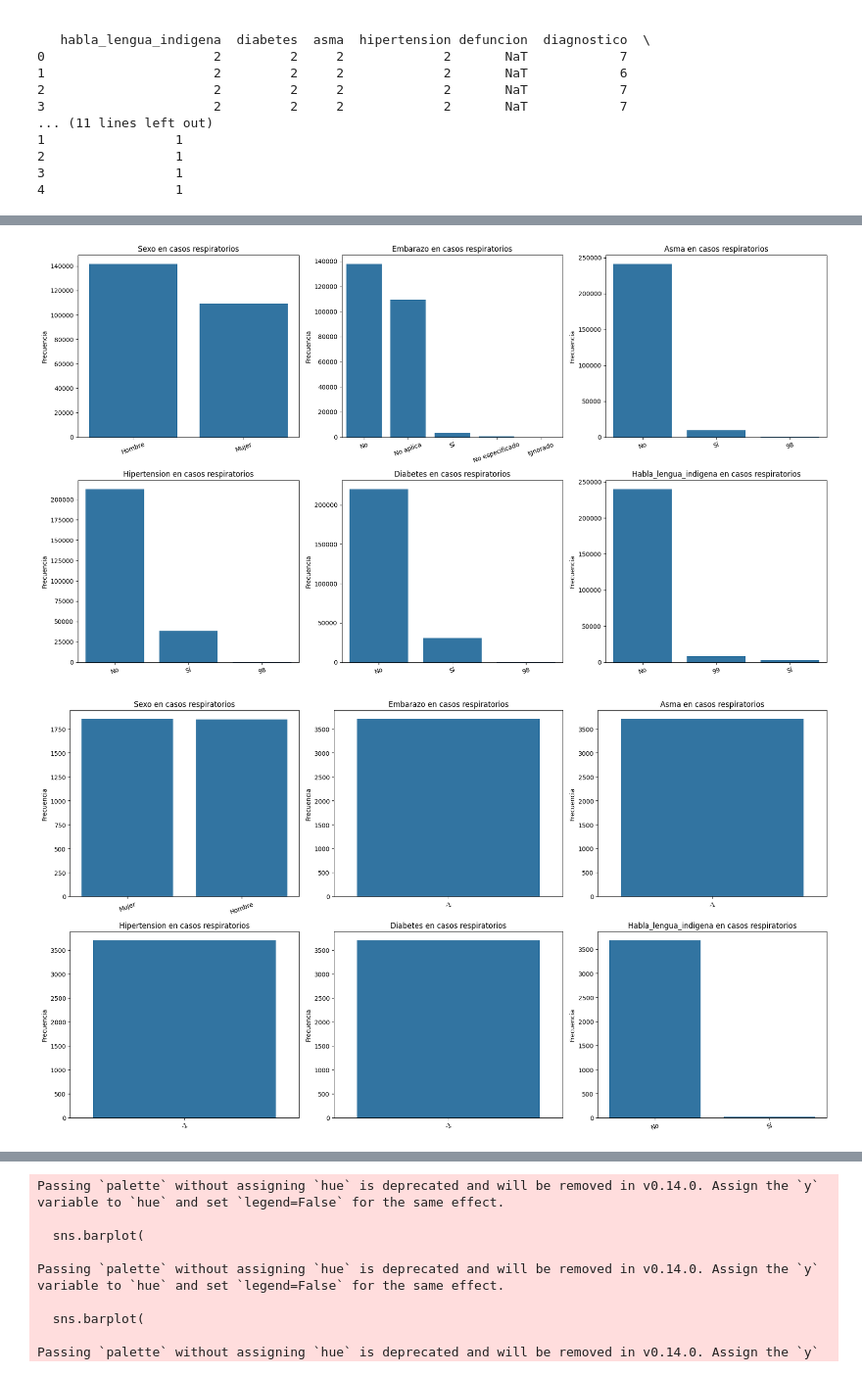
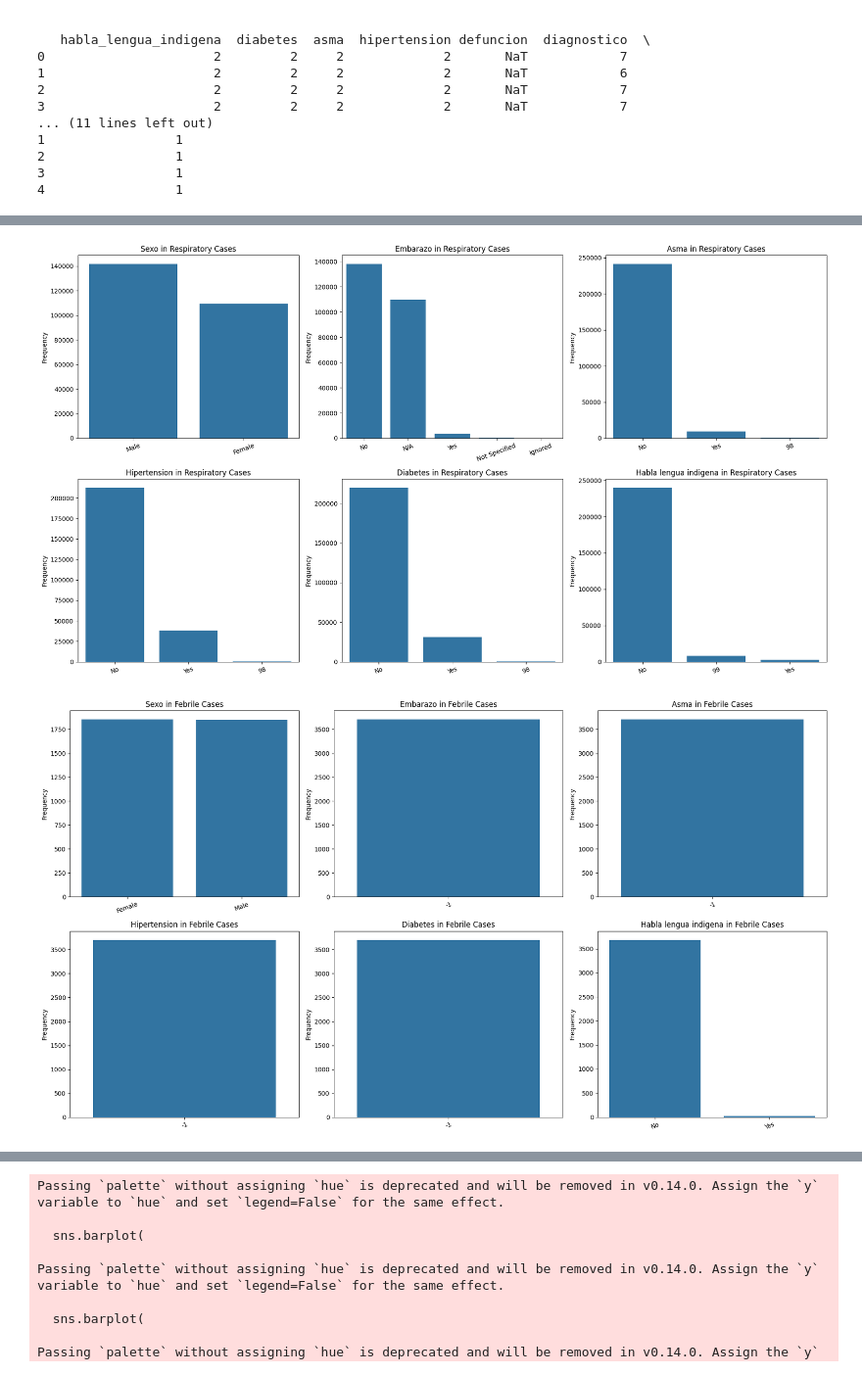
Before and after one commit to Madaa73/Enfermedades_infecciosas, a Jupyter notebook: Enfermedades_Infecciosas.ipynb, the cells around one changed output, grey strips where cells are left out. Shown at 98% size. Cells and saved outputs as stored; diff of their text form; code cells hidden in the pictures.

```diff
--- a/Enfermedades_Infecciosas.ipynb
+++ b/Enfermedades_Infecciosas.ipynb
@@ -79,73 +93,85 @@ import pandas as pd
 import matplotlib.pyplot as plt
 import seaborn as sns
 
-# Filtrar solo los casos respiratorios
+# Assuming 'df' (your DataFrame) is already loaded.
+# If 'df' is not loaded, you'll need to load your dataset first (e.g., from a CSV file).
+
+# Filter for only respiratory cases
 resp_df = df[df['tipo_enfermedad'] == 'respiratoria'].copy()
 
-# Reemplazar códigos por etiquetas legibles
-resp_df['sexo'] = resp_df['sexo'].replace({1: 'Hombre', 2: 'Mujer'})
+# Replace codes with readable labels in English
+resp_df['sexo'] = resp_df['sexo'].replace({1: 'Male', 2: 'Female'})
 resp_df['embarazo'] = resp_df['embarazo'].replace({
-    1: 'Sí', 2: 'No', 97: 'No aplica', 98: 'No especificado', 99: 'Ignorado'
+    1: 'Yes', 2: 'No', 97: 'N/A', 98: 'Not Specified', 99: 'Ignored'
 })
-resp_df['asma'] = resp_df['asma'].replace({1: 'Sí', 2: 'No', 97: 'No aplica'})
-resp_df['hipertension'] = resp_df['hipertension'].replace({1: 'Sí', 2: 'No'})
-resp_df['diabetes'] = resp_df['diabetes'].replace({1: 'Sí', 2: 'No'})
-resp_df['habla_lengua_indigena'] = resp_df['habla_lengua_indigena'].replace({1: 'Sí', 2: 'No'})
+resp_df['asma'] = resp_df['asma'].replace({1: 'Yes', 2: 'No', 97: 'N/A'})
+resp_df['hipertension'] = resp_df['hipertension'].replace({1: 'Yes', 2: 'No'})
+resp_df['diabetes'] = resp_df['diabetes'].replace({1: 'Yes', 2: 'No'})
+resp_df['habla_lengua_indigena'] = resp_df['habla_lengua_indigena'].replace({1: 'Yes', 2: 'No'})
 
-# Lista de variables a graficar
+# List of variables to plot
 variables = ['sexo', 'embarazo', 'asma', 'hipertension', 'diabetes', 'habla_lengua_indigena']
 
-# Crear subplots
+# Create subplots
 fig, axes = plt.subplots(nrows=2, ncols=3, figsize=(18, 10))
 axes = axes.flatten()
 
 for i, var in enumerate(variables):
     sns.countplot(data=resp_df, x=var, ax=axes[i], order=resp_df[var].value_counts().index)
-    axes[i].set_title(f'{var.capitalize()} en casos respiratorios')
+    # Set the title in English
+    axes[i].set_title(f'{var.replace("_", " ").capitalize()} in Respiratory Cases')
+    # Set the x-axis label (empty for clarity, as variable name is in title)
     axes[i].set_xlabel('')
-    axes[i].set_ylabel('Frecuencia')
+    # Set the y-axis label in English
+    axes[i].set_ylabel('Frequency')
+    # Rotate x-axis labels for better readability
     axes[i].tick_params(axis='x', rotation=20)
 
-plt.tight_layout()
-plt.show()
+plt.tight_layout() # Adjust layout to prevent labels from being cut off
 # %% [output]
-[figure, old version]
+[figure, new version]
 # %%
 import pandas as pd
 import matplotlib.pyplot as plt
 import seaborn as sns
 
-# Filtrar solo los casos respiratorios
+# Assuming 'df' (your DataFrame) is already loaded.
+# If 'df' is not loaded, you'll need to load your dataset first (e.g., from a CSV file).
+
+# Filter for only febrile cases
 resp_df = df[df['tipo_enfermedad'] == 'febril'].copy()
 
-# Reemplazar códigos por etiquetas legibles
-resp_df['sexo'] = resp_df['sexo'].replace({1: 'Hombre', 2: 'Mujer'})
+# Replace codes with readable labels in English
+resp_df['sexo'] = resp_df['sexo'].replace({1: 'Male', 2: 'Female'})
 resp_df['embarazo'] = resp_df['embarazo'].replace({
-    1: 'Sí', 2: 'No', 97: 'No aplica', 98: 'No especificado', 99: 'Ignorado'
+    1: 'Yes', 2: 'No', 97: 'N/A', 98: 'Not Specified', 99: 'Ignored'
 })
-resp_df['asma'] = resp_df['asma'].replace({1: 'Sí', 2: 'No', 97: 'No aplica'})
-resp_df['hipertension'] = resp_df['hipertension'].replace({1: 'Sí', 2: 'No'})
-resp_df['diabetes'] = resp_df['diabetes'].replace({1: 'Sí', 2: 'No'})
-resp_df['habla_lengua_indigena'] = resp_df['habla_lengua_indigena'].replace({1: 'Sí', 2: 'No'})
+resp_df['asma'] = resp_df['asma'].replace({1: 'Yes', 2: 'No', 97: 'N/A'})
+resp_df['hipertension'] = resp_df['hipertension'].replace({1: 'Yes', 2: 'No'})
+resp_df['diabetes'] = resp_df['diabetes'].replace({1: 'Yes', 2: 'No'})
+resp_df['habla_lengua_indigena'] = resp_df['habla_lengua_indigena'].replace({1: 'Yes', 2: 'No'})
 
-# Lista de variables a graficar
+# List of variables to plot
 variables = ['sexo', 'embarazo', 'asma', 'hipertension', 'diabetes', 'habla_lengua_indigena']
 
-# Crear subplots
+# Create subplots
 fig, axes = plt.subplots(nrows=2, ncols=3, figsize=(18, 10))
 axes = axes.flatten()
 
 for i, var in enumerate(variables):
     sns.countplot(data=resp_df, x=var, ax=axes[i], order=resp_df[var].value_counts().index)
-    axes[i].set_title(f'{var.capitalize()} en casos respiratorios')
+    # Set the title in English, specifying 'Febrile Cases'
+    axes[i].set_title(f'{var.replace("_", " ").capitalize()} in Febrile Cases')
+    # Set the x-axis label (empty for clarity, as variable name is in title)
     axes[i].set_xlabel('')
-    axes[i].set_ylabel('Frecuencia')
+    # Set the y-axis label in English
+    axes[i].set_ylabel('Frequency')
+    # Rotate x-axis labels for better readability
     axes[i].tick_params(axis='x', rotation=20)
 
-plt.tight_layout()
-plt.show()
+plt.tight_layout() # Adjust layout to prevent labels from being cut off
 # %% [output]
-[figure, old version]
+[figure, new version]
 # %%
 import pandas as pd
 import matplotlib.pyplot as plt
```
Also changed, not shown: parts of 18 cells of this notebook.
